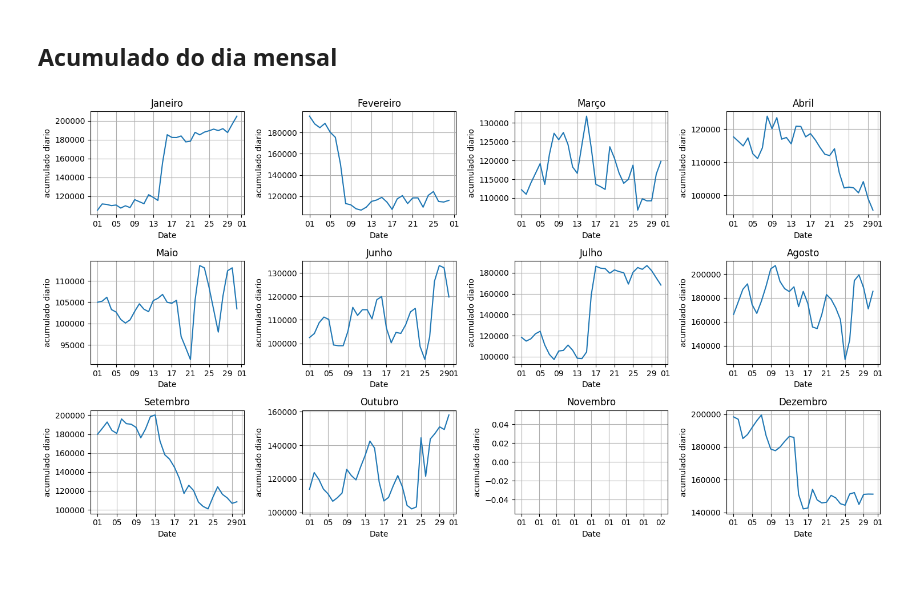
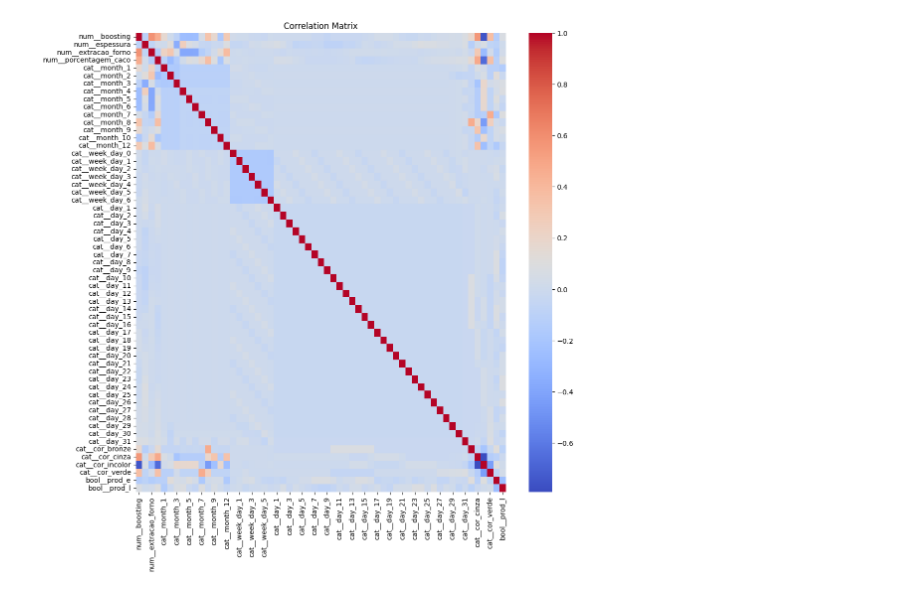
Before and after one commit to V-kr0pt/vivix_energy_consumption, a Jupyter notebook: data_visual.ipynb, the cells around one changed output. Saved outputs shown, nothing was run; the diff lists cells and outputs as text; code cells hidden in the pictures.

Commit message:
add: exploring features correlations

```diff
--- a/data_visual.ipynb
+++ b/data_visual.ipynb
@@ -255,37 +27,29 @@ plt.show()
-# %% [markdown]
-## Acumulado do dia mensal
-# %%
-# Create a figure and three subplots
-fig, axs = plt.subplots(3, 4, figsize=(15, 8))
-
-month_dict = {1: 'Janeiro', 2: 'Fevereiro', 3: 'Março', 4: 'Abril', 5: 'Maio', 6: 'Junho', 7: 'Julho', 8: 'Agosto', 9: 'Setembro', 10: 'Outubro', 11: 'Novembro', 12: 'Dezembro'}
-
-# Date format to display only the day of the month
-day_fmt = DateFormatter('%d')
-
-# Iterate over each month of 2023
-for month in range(1, 13):
-    # Filter the data for the specific month
-    start_date = pd.to_datetime(f'2023-{month:02d}-01')
-    end_date = start_date + pd.DateOffset(months=1) - pd.DateOffset(days=1)
-    month_data = data[(data['Data'] >= start_date) & (data['Data'] <= end_date)]
-
-    # Calculate the row and column indices for the subplot
-    row = (month - 1) // 4
-    col = (month - 1) % 4
-
-    # Plot the data for the month
-    axs[row, col].plot(month_data['Data'], month_data['Consumo Vivix'])
-    axs[row, col].set_title(month_dict[month])
-    axs[row, col].set_xlabel('Date')
-    axs[row, col].set_ylabel('acumulado diario')
-    axs[row, col].xaxis.set_major_formatter(day_fmt)
-    axs[row, col].grid()
-
-# Adjust the spacing between subplots
-plt.tight_layout()
-
-# Show the plot
-plt.show()
-# %% [output]
-[figure, removed]
+# %%
+# create preprocess object
+numerical_features = load_data.numerical_features
+categorical_features = load_data.categorical_features
+boolean_features = load_data.boolean_features
+preprocess = Preprocess(categorical_features=categorical_features,
+                         numerical_features=numerical_features,
+                           boolean_features=boolean_features)
+
+# create the preprocess pipeline
+preprocess.create_preprocessor(scale_minmax=False, scale_std=False)
+
+# Since we are not scaling the data, we can fit the preprocess pipeline with all data
+# fit the preprocess pipeline
+X = preprocess.fit_transform(X)
+# %%
+# Reconstruction of the data to a DataFrame
+X_df = pd.DataFrame(X, columns=preprocess.features)
+
+# Obtaining the correlation matrix
+correlation_matrix = X_df.corr()
+
+# Plotting the correlation matrix
+plt.figure(figsize=(12, 12))
+sns.heatmap(correlation_matrix, annot=False, cmap='coolwarm')
+plt.title('Correlation Matrix')
+plt.show()
+# %% [output]
+[figure, added]
```
Also changed, not shown: parts of 27 cells of this notebook.
